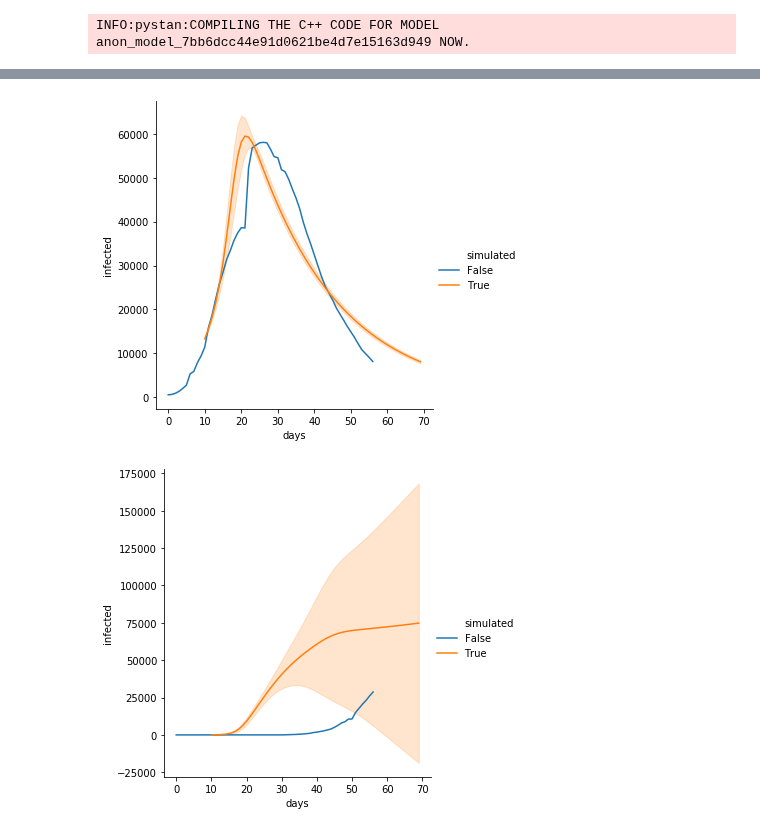
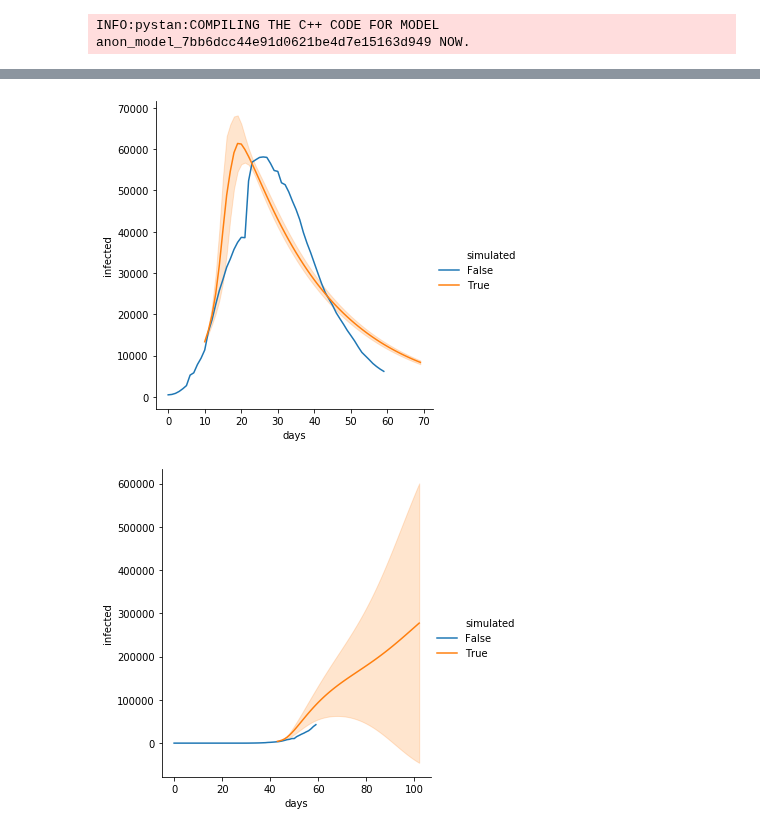
Before and after one commit to yoriyuki/COVID-19, a Jupyter notebook: prediction/COVID-19.ipynb, the cells around one changed output, grey strips where cells are left out. Saved outputs shown, nothing was run; the diff lists cells and outputs as text; code cells hidden in the pictures.

```diff
--- a/prediction/COVID-19.ipynb
+++ b/prediction/COVID-19.ipynb
@@ -71,8 +72,9 @@ def simulate(a, p, c, sigma_S, sigma_R, start, horizen):
         I = (cumulative - recovered) @ c * (1 - cumulative / p) + np.sqrt(sigma_S) * np.random.randn(N)
         cumulative = cumulative + np.maximum(I, 0)
         recovered = recovered + a * (cumulative0 - recovered) + np.sqrt(sigma_R) * np.random.randn(N)
-        recovered = np.maximum(recovered, 0)
+        recovered = np.clip(recovered, 0, cumulative)
         infected_list.append(cumulative - recovered)
+
     infected = pd.DataFrame(infected_list,
                             columns=confirmed.columns,
                             index=pd.date_range(start, periods=horizen, freq='D'))
@@ -108,8 +110,8 @@ def draw_infected(fit, start, horizen, country):
 # %%
 draw_infected(fit, pd.to_datetime('2020-02-01'), 60, 'China')
 # %% [output]
-[figure, old version]
+[figure, new version]
 # %%
-draw_infected(fit, pd.to_datetime('2020-02-01'), 60, 'Italy')
+draw_infected(fit, pd.to_datetime('2020-03-5'), 60, 'Italy')
 # %% [output]
-[figure, old version]
+[figure, new version]
```
Also changed, not shown: parts of 13 cells of this notebook.
